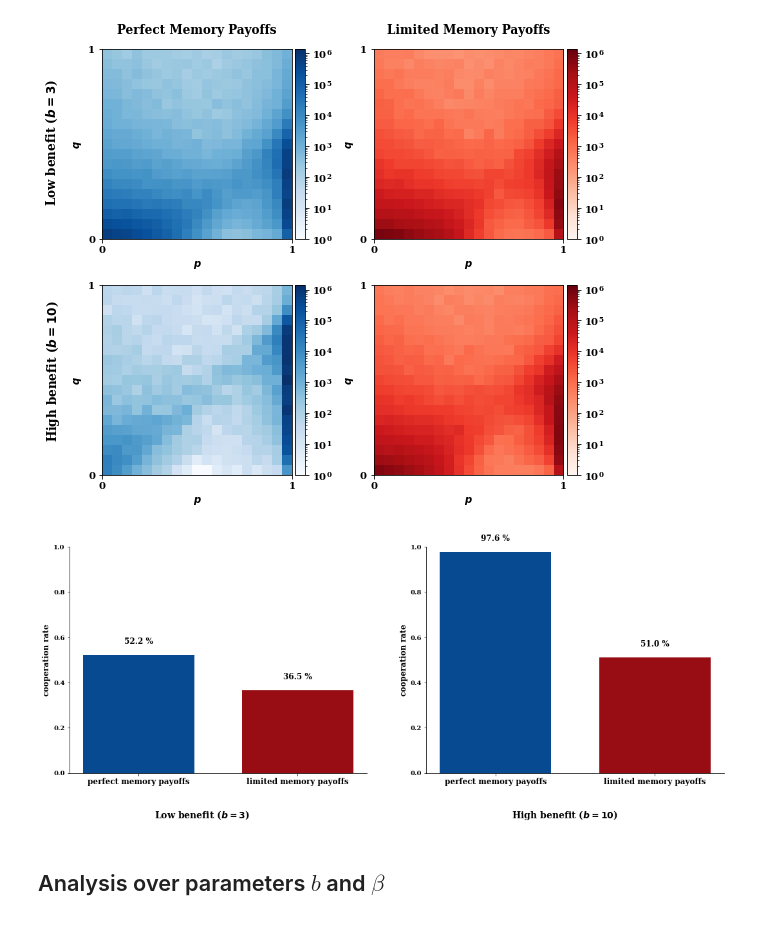
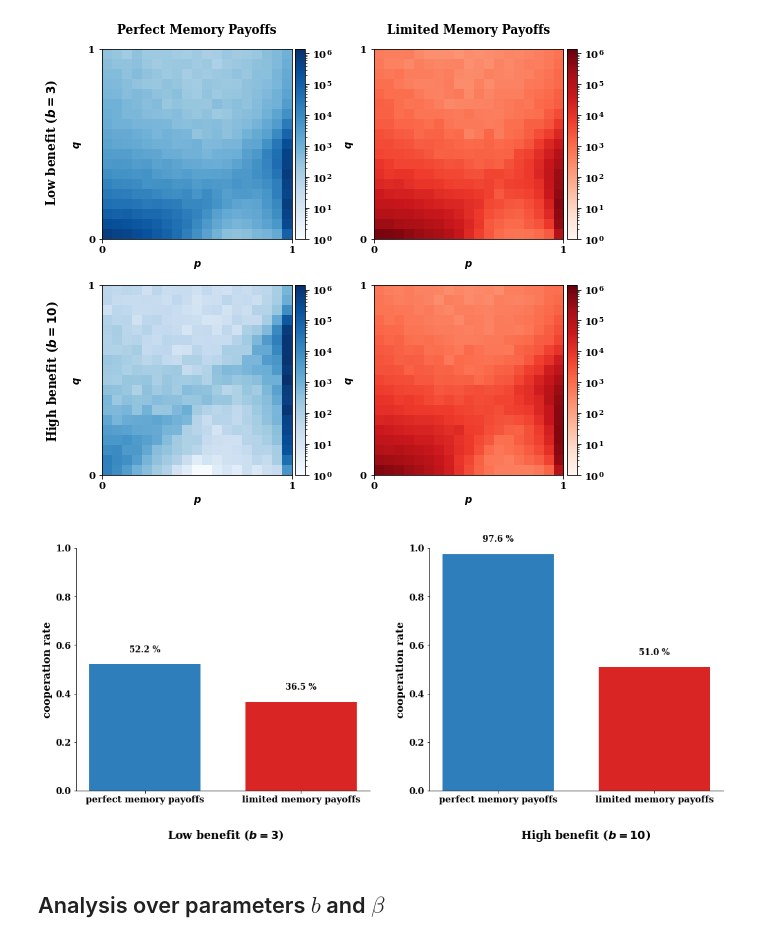
Before and after one commit to Nikoleta-v3/evolution-of-cooperation-with-limited-updating-payoff-memory, a Jupyter notebook: nbs/Donation Game Expected + Last Round .ipynb, the cells around one changed output. Cells and saved outputs as stored; diff of their text form; code cells hidden in the pictures.

```diff
--- a/nbs/Donation Game Expected + Last Round .ipynb
+++ b/nbs/Donation Game Expected + Last Round .ipynb
@@ -113,7 +113,7 @@ fig.tight_layout();
 bars = ('perfect memory payoffs', 'limited memory payoffs')
 
 
-fig, axes = plt.subplots(ncols=2, figsize=(15, 6.5));
+fig, axes = plt.subplots(ncols=2, figsize=(14, 6.5));
 
 for i in range(2):
 
@@ -123,40 +123,43 @@ for i in range(2):
     height = [sum(df['average cooperation rate'] * (df['frequencies'] / 10 ** 7))
           for df in [exp, stoch]]
 
     x_pos = np.arange(len(bars))
 
-    axes[i].bar([0, 0.1], height, width=0.07,  color=[blues(0.9), reds(0.9)])
+    axes[i].bar([0, 0.07], height, width=0.05,  color=[blues(0.7), reds(0.7)])
 
-    axes[i].set_ylabel("cooperation rate", weight="bold", fontsize=12);
+    axes[i].set_ylabel("cooperation rate", weight="bold", fontsize=15);
 
     axes[i].set_ylim(0, 1);
-    axes[i].set_xticks([0, 0.1,]);
-    axes[i].set_xticklabels([bars[0], bars[1]], fontsize=12);
+#     axes[i].set_yticklabels([bars[0], bars[1]], fontsize=13);
+    axes[i].set_xticks([0, 0.07,]);
+    axes[i].set_xticklabels([bars[0], bars[1]], fontsize=13);
 
 #     plt.xticks([0, 0.1], bars);
 
     for ax in [axes[i].spines["right"], axes[i].spines["top"]]:
         ax.set_visible(False);
 
-    for j, pos in enumerate([0, 0.1]):
+    for j, pos in enumerate([0, 0.07]):
         axes[i].text(pos,
               height[j] + 0.05,
               f"{round(height[j], 3) * 100} %",
               horizontalalignment='center',
               color="black",
               weight='bold',
               fontsize=12
           )
 
+    axes[i].tick_params(axis='both', which='major', labelsize=13)
+
 for ax, label in zip(axes, ["Low benefit ($b=3$)", "High benefit ($b=10$)"]):
-    ax.text(0.01,  -.2, label, fontsize=14)
+    ax.text(0.01,  -.2, label, fontsize=16)
 
 plt.tight_layout();
 plt.subplots_adjust(wspace=.2)
 
 plt.savefig("../static/cooperation_rates_expected_and_stochastic_for_donation_game.pdf")
 # %% [output]
-[figure, old version]
+[figure, new version]
 # %% [markdown]
 ## Analysis over parameters $b$ and $\beta$
 # %% [markdown]
```
Also changed, not shown: parts of 4 cells of this notebook, 7 other files.
